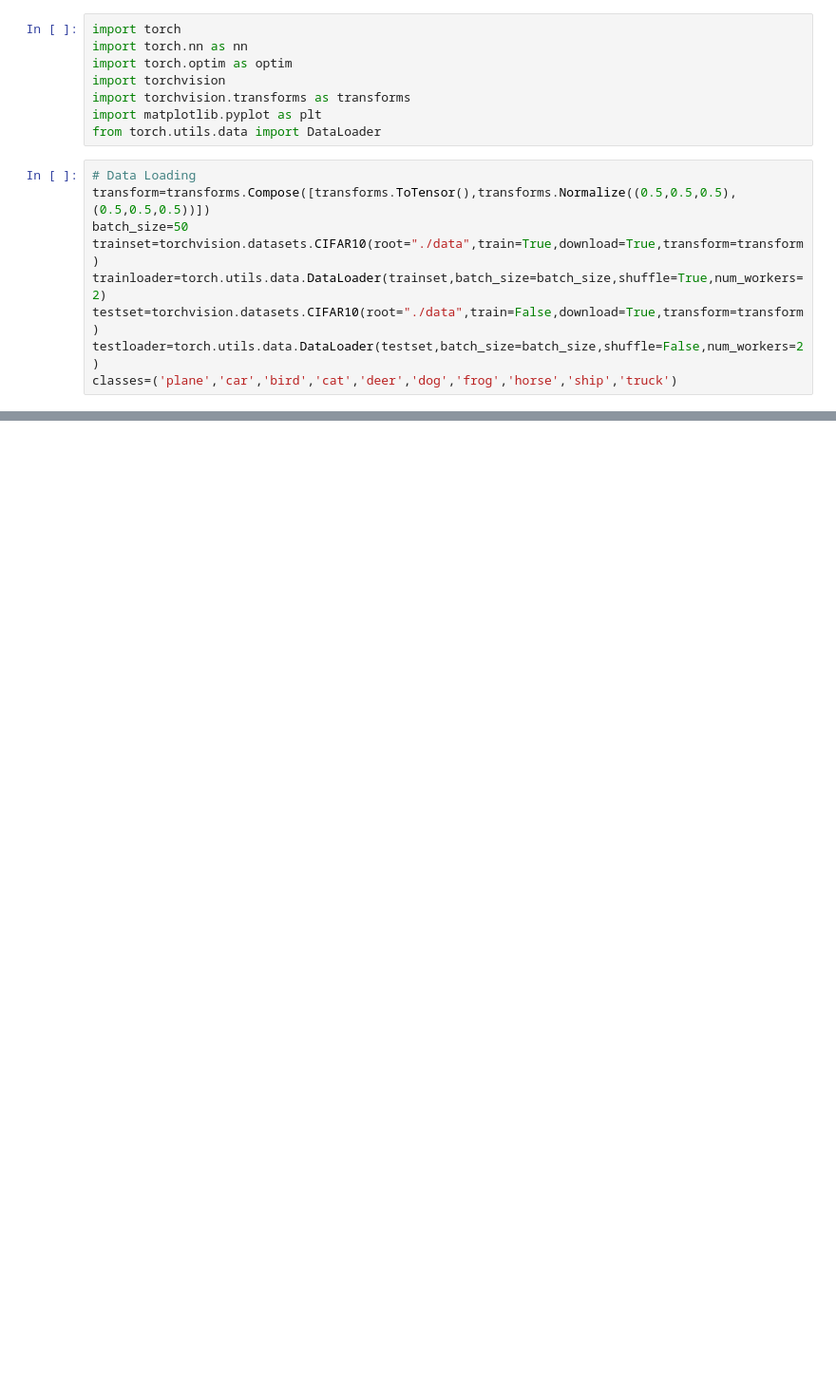
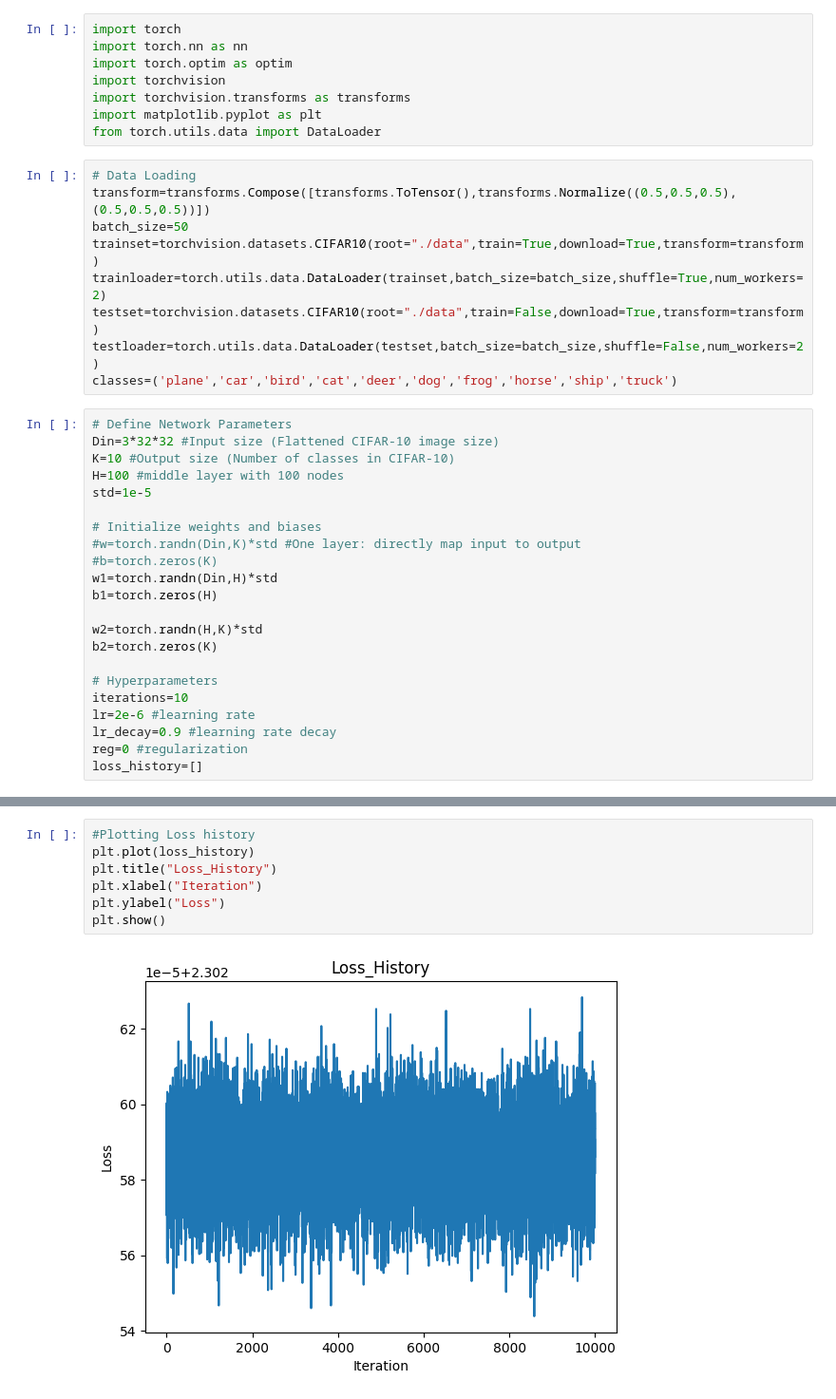
Before and after one commit to shalaniupekshani/EN3160-Assignment-3-on-Neural-Networks, a Jupyter notebook: A02_230659H.ipynb, the cells around one changed output, grey strips where cells are left out. Shown at 95% size. Drawn from its saved outputs; the diff is of its cells as text; blank space fills up the shorter version.

```diff
--- a/A02_230659H.ipynb
+++ b/A02_230659H.ipynb
@@ -17,3 +19,25 @@ trainloader=torch.utils.data.DataLoader(trainset,batch_size=batch_size,shuffle=T
 testset=torchvision.datasets.CIFAR10(root="./data",train=False,download=True,transform=transform)
 testloader=torch.utils.data.DataLoader(testset,batch_size=batch_size,shuffle=False,num_workers=2)
 classes=('plane','car','bird','cat','deer','dog','frog','horse','ship','truck')
+# %%
+# Define Network Parameters
+Din=3*32*32 #Input size (Flattened CIFAR-10 image size)
+K=10 #Output size (Number of classes in CIFAR-10)
+H=100 #middle layer with 100 nodes
+std=1e-5
+
+# Initialize weights and biases
+#w=torch.randn(Din,K)*std #One layer: directly map input to output
+#b=torch.zeros(K)
+w1=torch.randn(Din,H)*std
+b1=torch.zeros(H)
+
+w2=torch.randn(H,K)*std
+b2=torch.zeros(K)
+
+# Hyperparameters
+iterations=10
+lr=2e-6 #learning rate
+lr_decay=0.9 #learning rate decay
+reg=0 #regularization
+loss_history=[]
@@ -19,0 +116,9 @@ classes=('plane','car','bird','cat','deer','dog','frog','horse','ship','truck')
+# %%
+#Plotting Loss history
+plt.plot(loss_history)
+plt.title("Loss_History")
+plt.xlabel("Iteration")
+plt.ylabel("Loss")
+plt.show()
+# %% [output]
+[figure, added]
```
Also changed, not shown: parts of 11 cells of this notebook.
